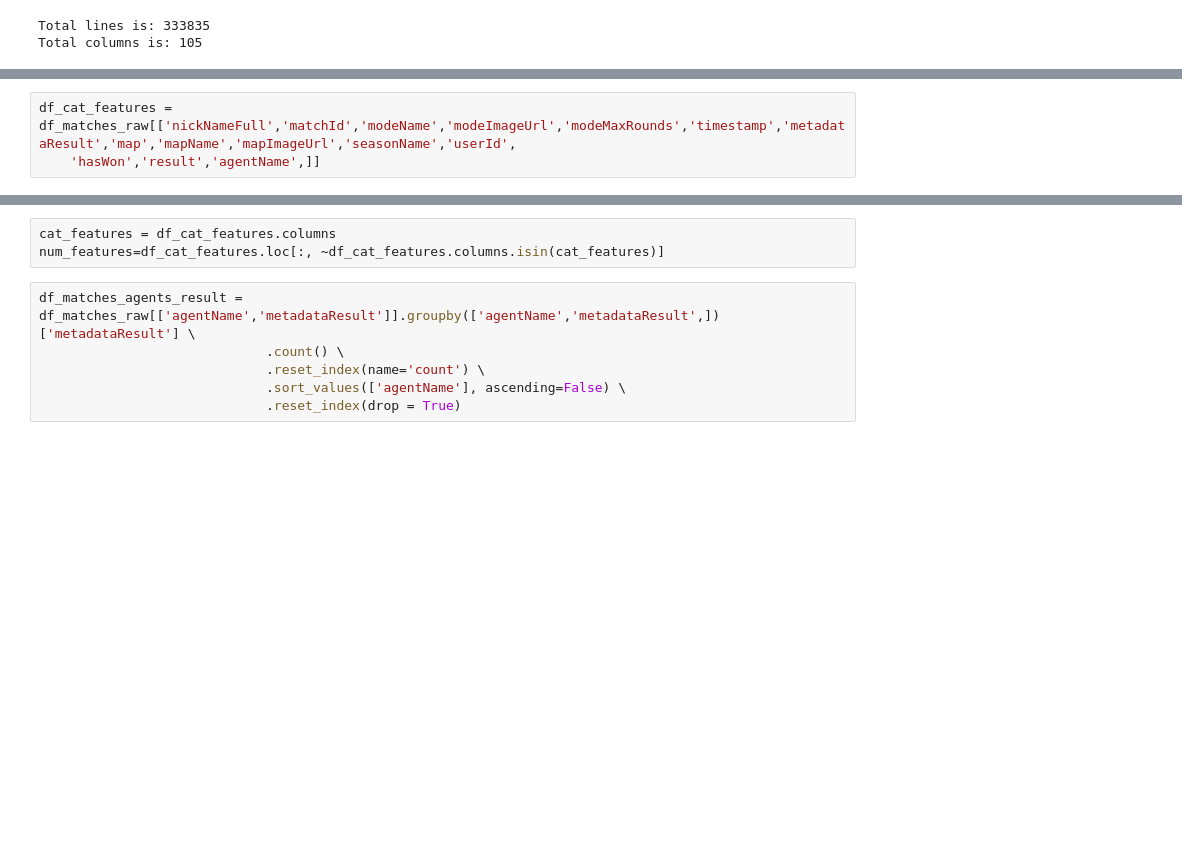
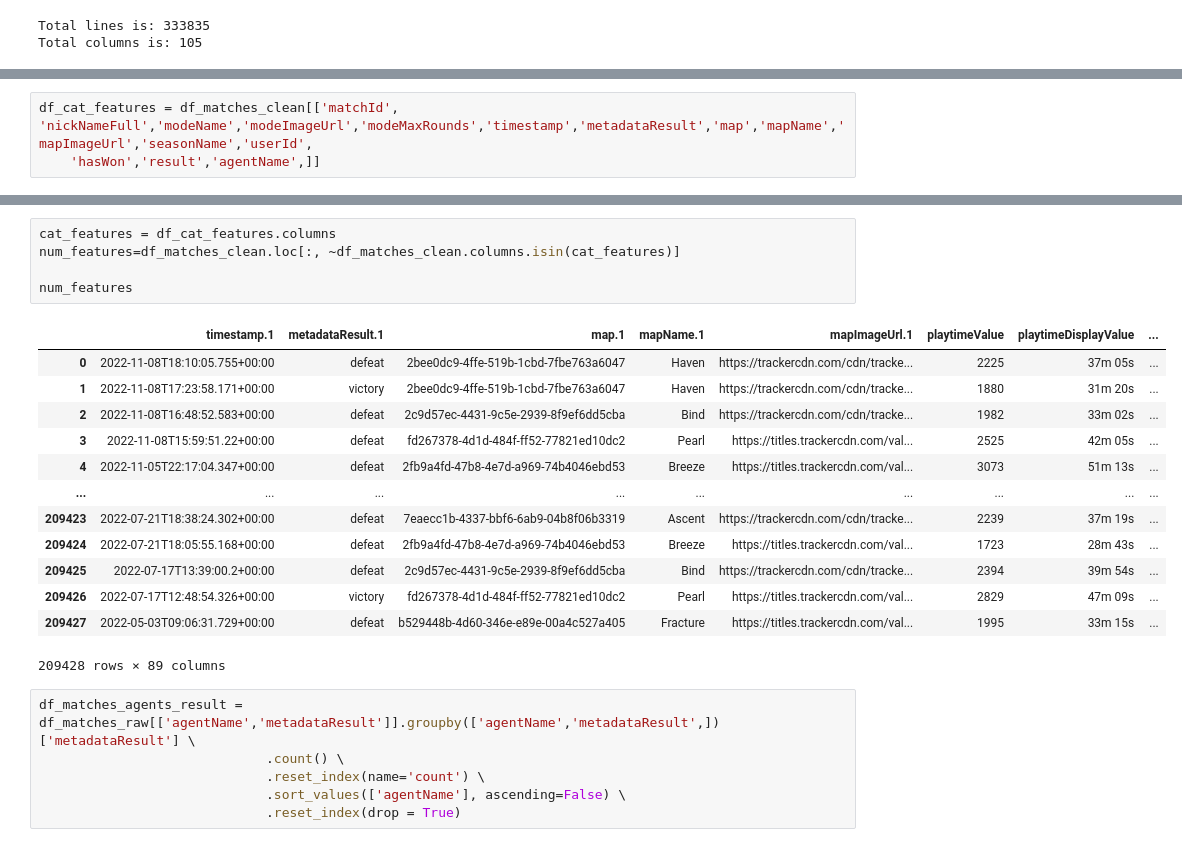
Before and after one commit to aalvestech/tcc_fia_valorant, a Jupyter notebook: notebook/notebook_exploratory_data_analysis.ipynb, the cells around one changed output, grey strips where cells are left out. Saved outputs shown, nothing was run; the diff lists cells and outputs as text; blank space fills up the shorter version.

```diff
--- a/notebook/notebook_exploratory_data_analysis.ipynb
+++ b/notebook/notebook_exploratory_data_analysis.ipynb
@@ -90,5 +125,5 @@ num_playes
 # %% [output]
 1869
 # %%
-df_cat_features = df_matches_raw[['nickNameFull','matchId','modeName','modeImageUrl','modeMaxRounds','timestamp','metadataResult','map','mapName','mapImageUrl','seasonName','userId',
+df_cat_features = df_matches_clean[['matchId', 'nickNameFull','modeName','modeImageUrl','modeMaxRounds','timestamp','metadataResult','map','mapName','mapImageUrl','seasonName','userId',
     'hasWon','result','agentName',]]
@@ -95,6 +144,22 @@ df_cat_features = df_matches_raw[['nickNameFull','matchId','modeName','modeImage
 # %%
 cat_features = df_cat_features.columns
-num_features=df_cat_features.loc[:, ~df_cat_features.columns.isin(cat_features)]
+num_features=df_matches_clean.loc[:, ~df_matches_clean.columns.isin(cat_features)]
+
+num_features
+# %% [output]
+|  | timestamp.1 | metadataResult.1 | map.1 | mapName.1 | mapImageUrl.1 | playtimeValue | playtimeDisplayValue | ... |
+| 0 | 2022-11-08T18:10:05.755+00:00 | defeat | 2bee0dc9-4ffe-519b-1cbd-7fbe763a6047 | Haven | https://trackercdn.com/cdn/tracke... | 2225 | 37m 05s | ... |
+| 1 | 2022-11-08T17:23:58.171+00:00 | victory | 2bee0dc9-4ffe-519b-1cbd-7fbe763a6047 | Haven | https://trackercdn.com/cdn/tracke... | 1880 | 31m 20s | ... |
+| 2 | 2022-11-08T16:48:52.583+00:00 | defeat | 2c9d57ec-4431-9c5e-2939-8f9ef6dd5cba | Bind | https://trackercdn.com/cdn/tracke... | 1982 | 33m 02s | ... |
+| 3 | 2022-11-08T15:59:51.22+00:00 | defeat | fd267378-4d1d-484f-ff52-77821ed10dc2 | Pearl | https://titles.trackercdn.com/val... | 2525 | 42m 05s | ... |
+| 4 | 2022-11-05T22:17:04.347+00:00 | defeat | 2fb9a4fd-47b8-4e7d-a969-74b4046ebd53 | Breeze | https://titles.trackercdn.com/val... | 3073 | 51m 13s | ... |
+| ... | ... | ... | ... | ... | ... | ... | ... | ... |
+| 209423 | 2022-07-21T18:38:24.302+00:00 | defeat | 7eaecc1b-4337-bbf6-6ab9-04b8f06b3319 | Ascent | https://trackercdn.com/cdn/tracke... | 2239 | 37m 19s | ... |
+| 209424 | 2022-07-21T18:05:55.168+00:00 | defeat | 2fb9a4fd-47b8-4e7d-a969-74b4046ebd53 | Breeze | https://titles.trackercdn.com/val... | 1723 | 28m 43s | ... |
+| 209425 | 2022-07-17T13:39:00.2+00:00 | defeat | 2c9d57ec-4431-9c5e-2939-8f9ef6dd5cba | Bind | https://trackercdn.com/cdn/tracke... | 2394 | 39m 54s | ... |
+| 209426 | 2022-07-17T12:48:54.326+00:00 | victory | fd267378-4d1d-484f-ff52-77821ed10dc2 | Pearl | https://titles.trackercdn.com/val... | 2829 | 47m 09s | ... |
+| 209427 | 2022-05-03T09:06:31.729+00:00 | defeat | b529448b-4d60-346e-e89e-00a4c527a405 | Fracture | https://titles.trackercdn.com/val... | 1995 | 33m 15s | ... |
+209428 rows × 89 columns
 # %%
 df_matches_agents_result = df_matches_raw[['agentName','metadataResult']].groupby(['agentName','metadataResult',])['metadataResult'] \
                              .count() \
```
Also changed, not shown: parts of 10 cells of this notebook.
